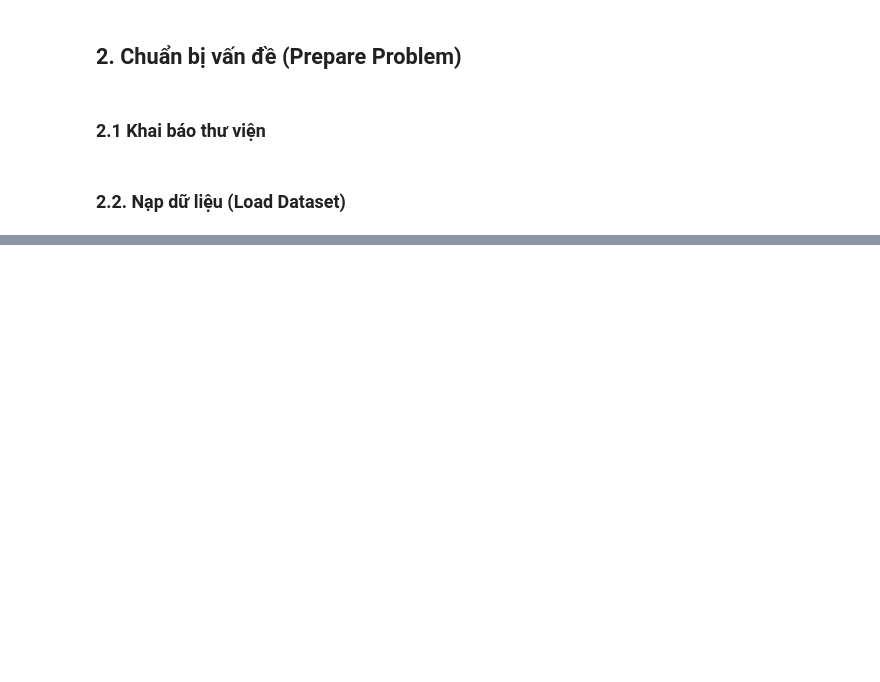
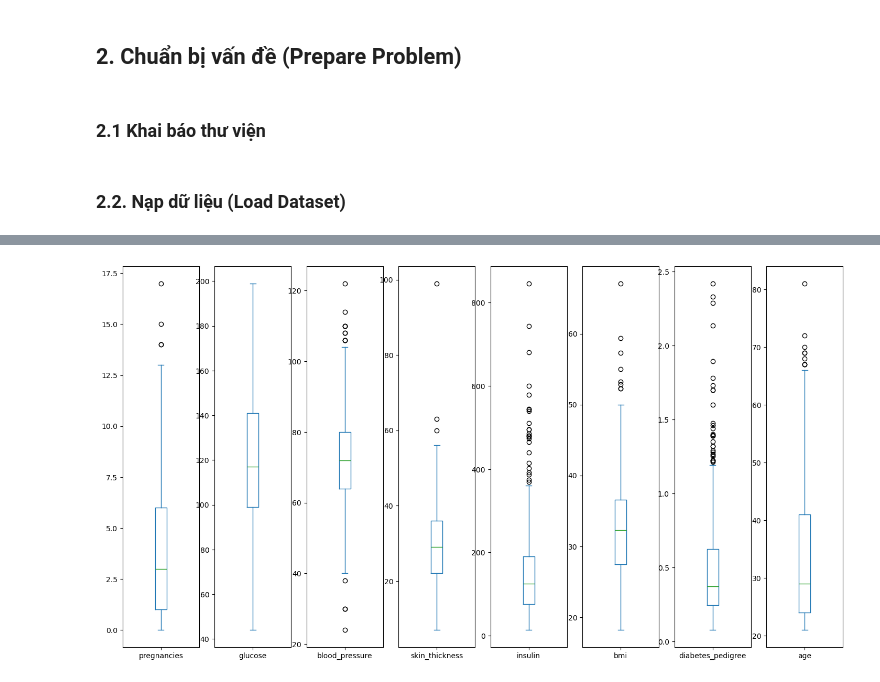
Before and after one commit to TonOfWeight072501/sgu25_data_mining, a Jupyter notebook: demo/lab02/pima.ipynb, the cells around one changed output, grey strips where cells are left out. Saved outputs shown, nothing was run; the diff lists cells and outputs as text; code cells hidden in the pictures; blank space fills up the shorter version.

```diff
--- a/demo/lab02/pima.ipynb
+++ b/demo/lab02/pima.ipynb
@@ -61,0 +299,4 @@ df_dataset = pd.read_csv(r"demo/lab02/pima-indians-diabetes.csv", names = data_n
+# %%
+df_dataset.drop('Class', axis=1).plot(kind="box", subplots=True, layout=(9,9), sharex=False, sharey=False, figsize=(20,100));
+# %% [output]
+[figure, added]
```
Also changed, not shown: parts of 51 cells of this notebook, 2 other files.
